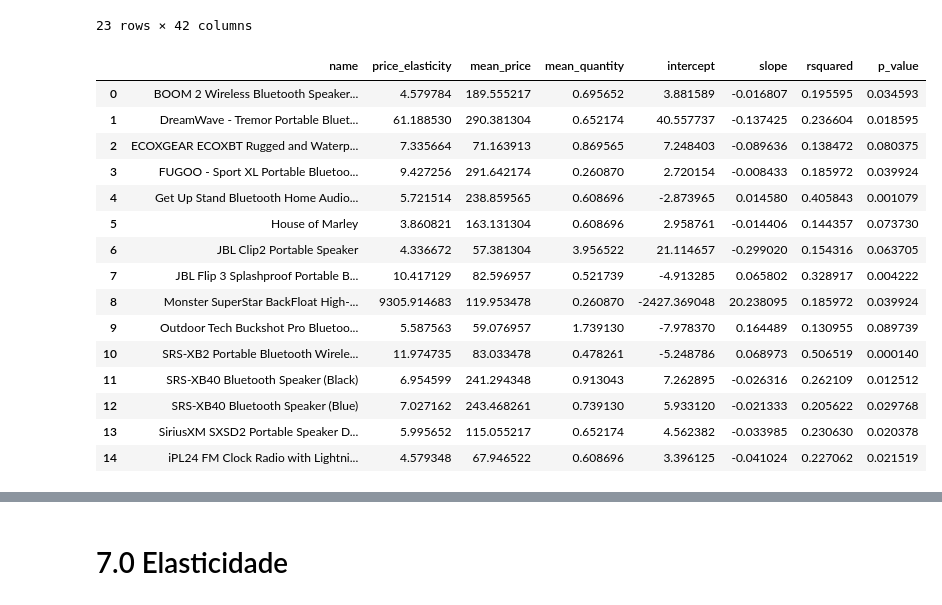
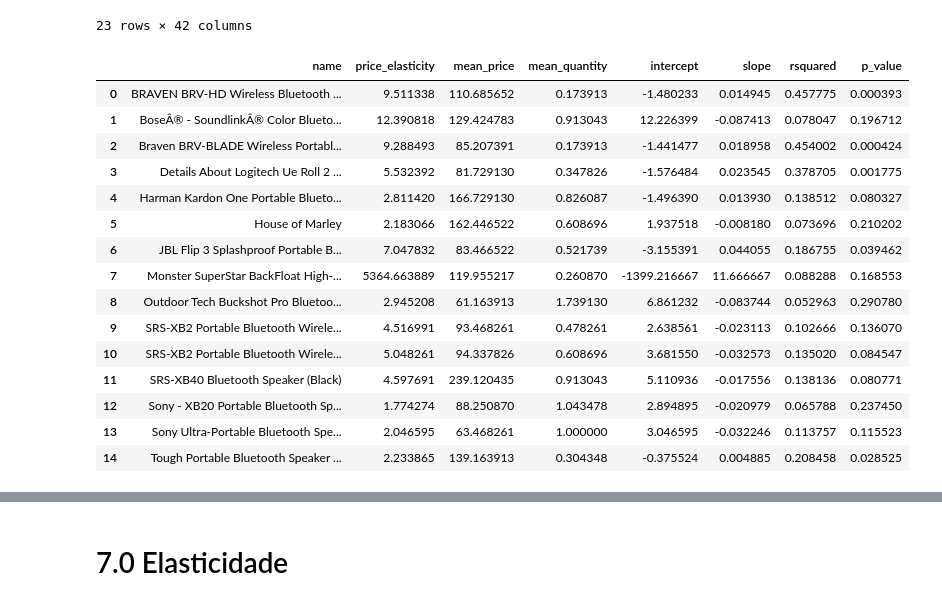
Before and after one commit to antonioorichard/elasticidade_dos_preco, a Jupyter notebook: notebook/pa06-apresentação.ipynb, the cells around one changed output, grey strips where cells are left out. Cells and saved outputs as stored; diff of their text form; code cells hidden in the pictures.

```diff
--- a/notebook/pa06-apresentação.ipynb
+++ b/notebook/pa06-apresentação.ipynb
@@ -1048,5 +1248,6 @@ dtype: int64
 # %%
 # A função round() do Python arredonda números de ponto flutuante para um número específico de casas decimais
-price_median = np.round( x_price.median(),2)
-x_price.fillna( price_median, inplace = True)
-x_price.head()
+
+#price_median = np.round( x_price.median(),2)
+#x_price.fillna( price_median, inplace = True)
+#x_price.head()
@@ -1298,46 +1529,49 @@ for column in x_price.columns[1:]:
     df = pd.DataFrame( list(column_points), columns = ["x_price", "y_demand"])
 
     x_speaker = df["x_price"]
     y_speaker = df["y_demand"]
     X_speaker = sm.add_constant(x_speaker)
     model     = sm.OLS(y_speaker, X_speaker)
     results   = model.fit()
 
-    if results.f_pvalue < 0.10:
+    if results.f_pvalue < 0.35:
         rsquared         = results.rsquared
         p_value          = results.f_pvalue
         intercept, slope = results.params
+# Nos cálculos a seguir de mean_price, e mean_quantity estarão poluídos
+        # com valores tando na média de preço quanto na quantidade intepretados como não vendido!
+        # O que irá distorcer ainda mais, não só devido aos NaN's e minha escolha de como corrigir!.
         mean_price       = np.mean(x_speaker)
         mean_quantity    = np.mean(y_speaker)
 
         price_elasticity = slope * (mean_price / mean_quantity)
 
         results_values_speaker['name']            .append(column)
         results_values_speaker['price_elasticity'].append(abs(price_elasticity))
         results_values_speaker['mean_price']      .append(mean_price)
         results_values_speaker['mean_quantity']   .append(mean_quantity)
         results_values_speaker['intercept']       .append(intercept)
         results_values_speaker['slope']           .append(slope)
         results_values_speaker['rsquared']        .append(rsquared)
         results_values_speaker['p_value']         .append(p_value)
 
 
 df_elasticity = pd.DataFrame(results_values_speaker)
 df_elasticity
 # %% [output]
 |  | name | price_elasticity | mean_price | mean_quantity | intercept | slope | rsquared | p_value |
-| 0 | BOOM 2 Wireless Bluetooth Speaker... | 4.579784 | 189.555217 | 0.695652 | 3.881589 | -0.016807 | 0.195595 | 0.034593 |
-| 1 | DreamWave - Tremor Portable Bluet... | 61.188530 | 290.381304 | 0.652174 | 40.557737 | -0.137425 | 0.236604 | 0.018595 |
-| 2 | ECOXGEAR ECOXBT Rugged and Waterp... | 7.335664 | 71.163913 | 0.869565 | 7.248403 | -0.089636 | 0.138472 | 0.080375 |
-| 3 | FUGOO - Sport XL Portable Bluetoo... | 9.427256 | 291.642174 | 0.260870 | 2.720154 | -0.008433 | 0.185972 | 0.039924 |
-| 4 | Get Up Stand Bluetooth Home Audio... | 5.721514 | 238.859565 | 0.608696 | -2.873965 | 0.014580 | 0.405843 | 0.001079 |
-| 5 | House of Marley | 3.860821 | 163.131304 | 0.608696 | 2.958761 | -0.014406 | 0.144357 | 0.073730 |
-| 6 | JBL Clip2 Portable Speaker | 4.336672 | 57.381304 | 3.956522 | 21.114657 | -0.299020 | 0.154316 | 0.063705 |
-| 7 | JBL Flip 3 Splashproof Portable B... | 10.417129 | 82.596957 | 0.521739 | -4.913285 | 0.065802 | 0.328917 | 0.004222 |
-| 8 | Monster SuperStar BackFloat High-... | 9305.914683 | 119.953478 | 0.260870 | -2427.369048 | 20.238095 | 0.185972 | 0.039924 |
-| 9 | Outdoor Tech Buckshot Pro Bluetoo... | 5.587563 | 59.076957 | 1.739130 | -7.978370 | 0.164489 | 0.130955 | 0.089739 |
-| 10 | SRS-XB2 Portable Bluetooth Wirele... | 11.974735 | 83.033478 | 0.478261 | -5.248786 | 0.068973 | 0.506519 | 0.000140 |
-| 11 | SRS-XB40 Bluetooth Speaker (Black) | 6.954599 | 241.294348 | 0.913043 | 7.262895 | -0.026316 | 0.262109 | 0.012512 |
-| 12 | SRS-XB40 Bluetooth Speaker (Blue) | 7.027162 | 243.468261 | 0.739130 | 5.933120 | -0.021333 | 0.205622 | 0.029768 |
-| 13 | SiriusXM SXSD2 Portable Speaker D... | 5.995652 | 115.055217 | 0.652174 | 4.562382 | -0.033985 | 0.230630 | 0.020378 |
-| 14 | iPL24 FM Clock Radio with Lightni... | 4.579348 | 67.946522 | 0.608696 | 3.396125 | -0.041024 | 0.227062 | 0.021519 |
+| 0 | BRAVEN BRV-HD Wireless Bluetooth ... | 9.511338 | 110.685652 | 0.173913 | -1.480233 | 0.014945 | 0.457775 | 0.000393 |
+| 1 | BoseÂ® - SoundlinkÂ® Color Blueto... | 12.390818 | 129.424783 | 0.913043 | 12.226399 | -0.087413 | 0.078047 | 0.196712 |
+| 2 | Braven BRV-BLADE Wireless Portabl... | 9.288493 | 85.207391 | 0.173913 | -1.441477 | 0.018958 | 0.454002 | 0.000424 |
+| 3 | Details About Logitech Ue Roll 2 ... | 5.532392 | 81.729130 | 0.347826 | -1.576484 | 0.023545 | 0.378705 | 0.001775 |
+| 4 | Harman Kardon One Portable Blueto... | 2.811420 | 166.729130 | 0.826087 | -1.496390 | 0.013930 | 0.138512 | 0.080327 |
+| 5 | House of Marley | 2.183066 | 162.446522 | 0.608696 | 1.937518 | -0.008180 | 0.073696 | 0.210202 |
+| 6 | JBL Flip 3 Splashproof Portable B... | 7.047832 | 83.466522 | 0.521739 | -3.155391 | 0.044055 | 0.186755 | 0.039462 |
+| 7 | Monster SuperStar BackFloat High-... | 5364.663889 | 119.955217 | 0.260870 | -1399.216667 | 11.666667 | 0.088288 | 0.168553 |
+| 8 | Outdoor Tech Buckshot Pro Bluetoo... | 2.945208 | 61.163913 | 1.739130 | 6.861232 | -0.083744 | 0.052963 | 0.290780 |
+| 9 | SRS-XB2 Portable Bluetooth Wirele... | 4.516991 | 93.468261 | 0.478261 | 2.638561 | -0.023113 | 0.102666 | 0.136070 |
+| 10 | SRS-XB2 Portable Bluetooth Wirele... | 5.048261 | 94.337826 | 0.608696 | 3.681550 | -0.032573 | 0.135020 | 0.084547 |
+| 11 | SRS-XB40 Bluetooth Speaker (Black) | 4.597691 | 239.120435 | 0.913043 | 5.110936 | -0.017556 | 0.138136 | 0.080771 |
+| 12 | Sony - XB20 Portable Bluetooth Sp... | 1.774274 | 88.250870 | 1.043478 | 2.894895 | -0.020979 | 0.065788 | 0.237450 |
+| 13 | Sony Ultra-Portable Bluetooth Spe... | 2.046595 | 63.468261 | 1.000000 | 3.046595 | -0.032246 | 0.113757 | 0.115523 |
+| 14 | Tough Portable Bluetooth Speaker ... | 2.233865 | 139.163913 | 0.304348 | -0.375524 | 0.004885 | 0.208458 | 0.028525 |
```
Also changed, not shown: parts of 65 cells of this notebook, 2 other files.
